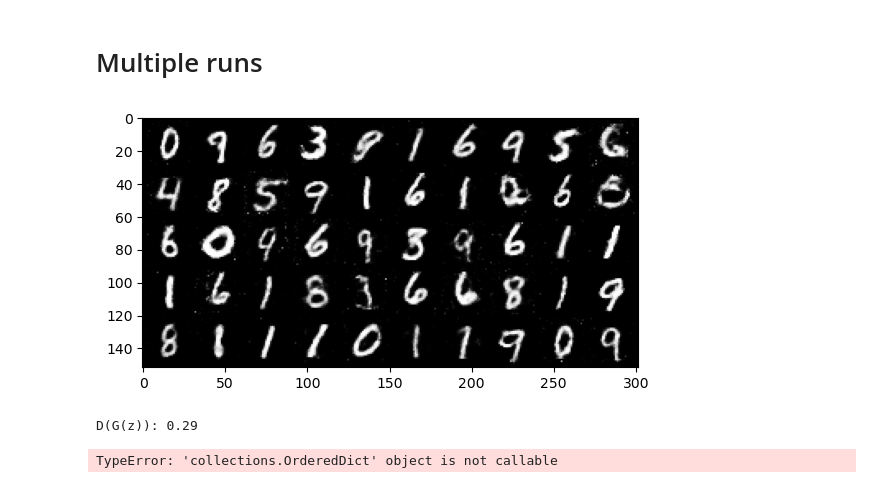
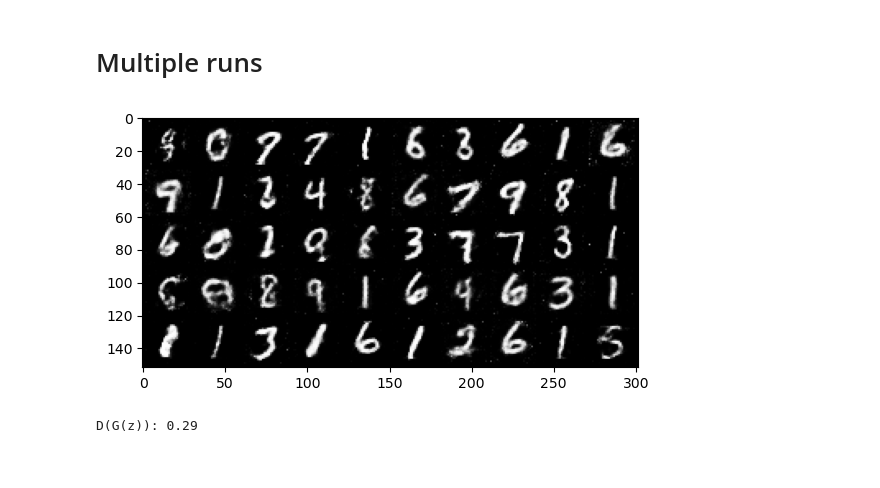
Before and after one commit to bobbypestana/gan_mnist, a Jupyter notebook: results_presentation.ipynb, the cells around one changed output. Cells and saved outputs as stored; diff of their text form; code cells hidden in the pictures.

```diff
--- a/results_presentation.ipynb
+++ b/results_presentation.ipynb
@@ -296,65 +338,27 @@ visualize_fake_image(z, index=index_)
 # %%
 noise_params = {
     'normal': {'noise_std': 5.0, 'noise_mean': 0.0},
 }
 
 noise_type_ = 'normal'
 config_ = noise_params[noise_type_]
 
 z = generate_noise(batch_size, latent_size, noise_type_, config_)
 
 fake_images = G(z)
 outputs = D(fake_images)
 fake_score = outputs
+reshaped_images = fake_images.view(batch_size, 1, 28, 28)
 
 with torch.no_grad():
-    fake_images = fake_images.reshape(fake_images.size(0), 1, 28, 28)
-    grid = make_grid(fake_images, nrow=10, normalize=True)
+    # fake_images = fake_images.reshape(fake_images.size(0), 1, 28, 28)
+    grid = make_grid(reshaped_images, nrow=10, normalize=True)
     plt.imshow(grid.permute(1, 2, 0).cpu().numpy())
     plt.show()
 
 
 
 print(f"D(G(z)): {fake_score.mean().item():.2f}")
 # %% [output]
-[figure, old version]
+[figure, new version]
 D(G(z)): 0.29
-# %%
-import torch
-import torchvision.transforms as transforms
-from torchvision import models
-
-# Load the trained classifier model
-classifier = torch.load('mnist_classifier/mnist_cnn.pt')
-# classifier.eval()  # Set the model to evaluation mode
-
-# Define the image preprocessing steps (adjust as needed for your model)
-transform = transforms.Compose([
-    transforms.Resize((28, 28)),  # Example size, adjust if needed
-    transforms.Grayscale(),       # Ensure images are in grayscale if needed
-    transforms.ToTensor(),
-    transforms.Normalize((0.5,), (0.5,))  # Normalize to [-1, 1] if needed
-])
-
-# Generate fake images
-z = generate_noise(batch_size, latent_size, noise_type_, config_)  # Example function
-fake_images = G(z)  # Pass noise through generator
-
-# Convert fake images to the correct format and preprocess
-fake_images = fake_images.cpu().detach()  # Ensure images are on CPU and detached from graph
-# fake_images = torch.clamp(fake_images, 0, 1)  # Clamp to [0, 1] if needed
-
-# Apply transformations if necessary
-# fake_images = torch.stack([transform(img) for img in fake_images])
-
-# Classify the images
-with torch.no_grad():
-    predictions = classifier(fake_images)
-
-# Get the predicted classes
-_, predicted_classes = torch.max(predictions, 1)
-
-# Print the predicted classes
-print(predicted_classes)
-# %% [output]
-TypeError: 'collections.OrderedDict' object is not callable
```
Also changed, not shown: parts of 10 cells of this notebook, 2 other files.
